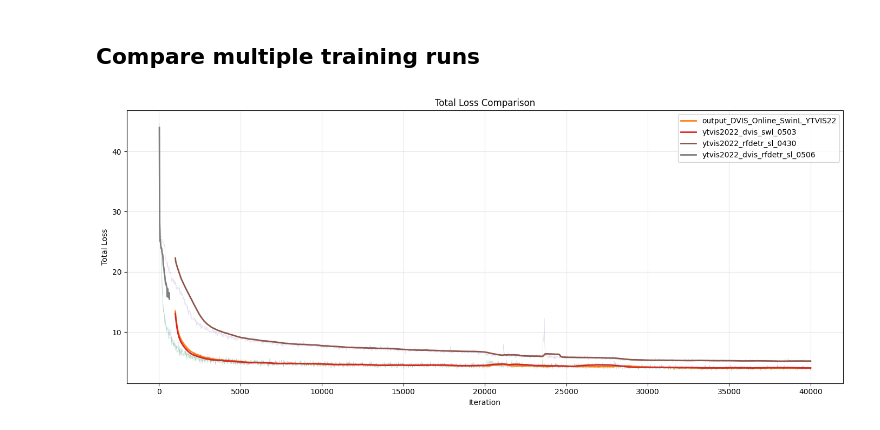
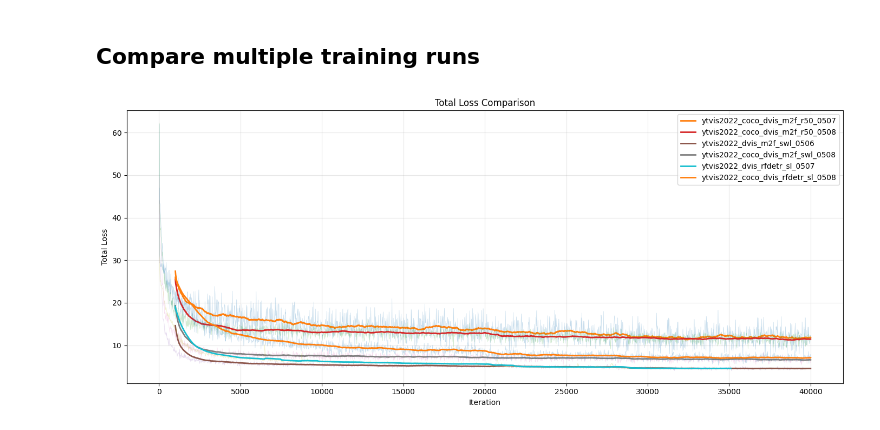
Before and after one commit to liyubrt/DVIS, a Jupyter notebook: plot_losses.ipynb, the cells around one changed output. Drawn from its saved outputs; the diff is of its cells as text; code cells hidden in the pictures.

```diff
--- a/plot_losses.ipynb
+++ b/plot_losses.ipynb
@@ -170,16 +170,22 @@ def display_scores_table(exps):
 # %%
 # Example: compare total losses across experiments
 exps = [
-    "output_DVIS_Online_SwinL_YTVIS22/",  # SwinL direct training DVIS
-    "/mnt/data2/jupiter/li.yu/exps/driveable_terrain_model/ytvis2022_dvis_swl_0503/",  # Finetune SwinL on YTVIS first and train DVIS
-    "/mnt/data2/jupiter/li.yu/exps/driveable_terrain_model/ytvis2022_rfdetr_sl_0430/",  # RF-DETR direct training DVIS
-    "/mnt/data2/jupiter/li.yu/exps/driveable_terrain_model/ytvis2022_dvis_rfdetr_sl_0506/",  # Finetune RF-DETR on YTVIS first and train DVIS
+    "/mnt/data2/jupiter/li.yu/exps/driveable_terrain_model/ytvis2022_coco_dvis_m2f_r50_0507",  # R50 direct training DVIS
+    "/mnt/data2/jupiter/li.yu/exps/driveable_terrain_model/ytvis2022_coco_dvis_m2f_r50_0508",  # R50 direct training DVIS, batch size 4 to 64
+    # "output_DVIS_Online_SwinL_YTVIS22/",  # SwinL direct training DVIS
+    # "/mnt/data2/jupiter/li.yu/exps/driveable_terrain_model/ytvis2022_dvis_swl_0503/",  # Finetune SwinL on YTVIS first and train DVIS
+    "/mnt/data2/jupiter/li.yu/exps/driveable_terrain_model/ytvis2022_dvis_m2f_swl_0506",  # Finetune SwinL on COCO+YTVIS first and train DVIS
+    "/mnt/data2/jupiter/li.yu/exps/driveable_terrain_model/ytvis2022_coco_dvis_m2f_swl_0508",  # Finetune SwinL on COCO+YTVIS first and train DVIS on COCO+YTVIS
+    # "/mnt/data2/jupiter/li.yu/exps/driveable_terrain_model/ytvis2022_rfdetr_sl_0430/",  # RF-DETR direct training DVIS
+    # "/mnt/data2/jupiter/li.yu/exps/driveable_terrain_model/ytvis2022_dvis_rfdetr_sl_0506/",  # Finetune RF-DETR on YTVIS first and train DVIS
+    "/mnt/data2/jupiter/li.yu/exps/driveable_terrain_model/ytvis2022_dvis_rfdetr_sl_0507/",  # Finetune RF-DETR on COCO+YTVIS first and train DVIS
+    "/mnt/data2/jupiter/li.yu/exps/driveable_terrain_model/ytvis2022_coco_dvis_rfdetr_sl_0508/",  # Finetune RF-DETR on COCO+YTVIS first and train DVIS on COCO+YTVIS
 ]
 metrics_files = [os.path.join(p, 'metrics.json') for p in exps]
 
 plot_total_losses(metrics_files, smoothing=50)
 # %% [output]
-[figure, old version]
+[figure, new version]
 # %%
 # Read scores.txt from each experiment and display as a table
 exps = [
```
Also changed, not shown: parts of 1 cell of this notebook, 8 other files.
